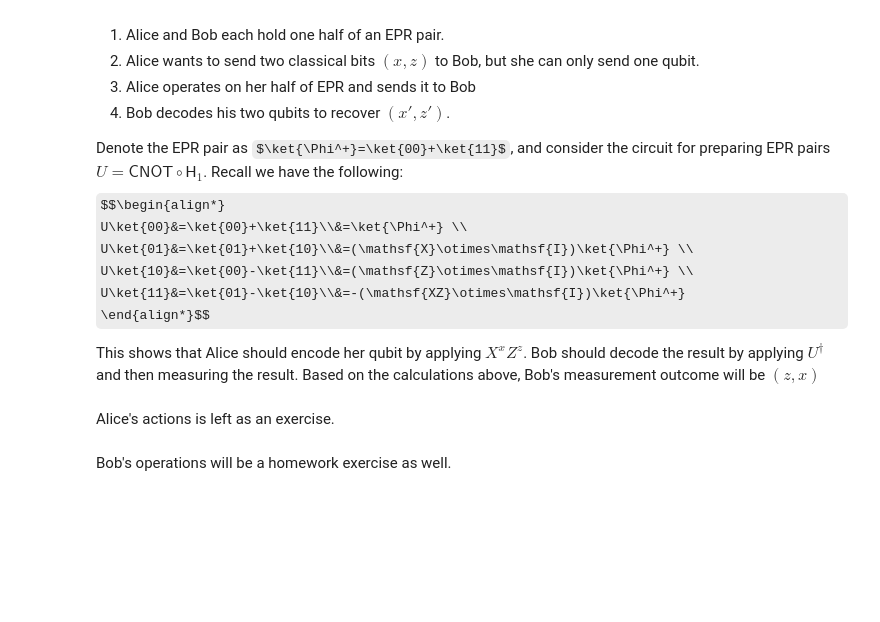
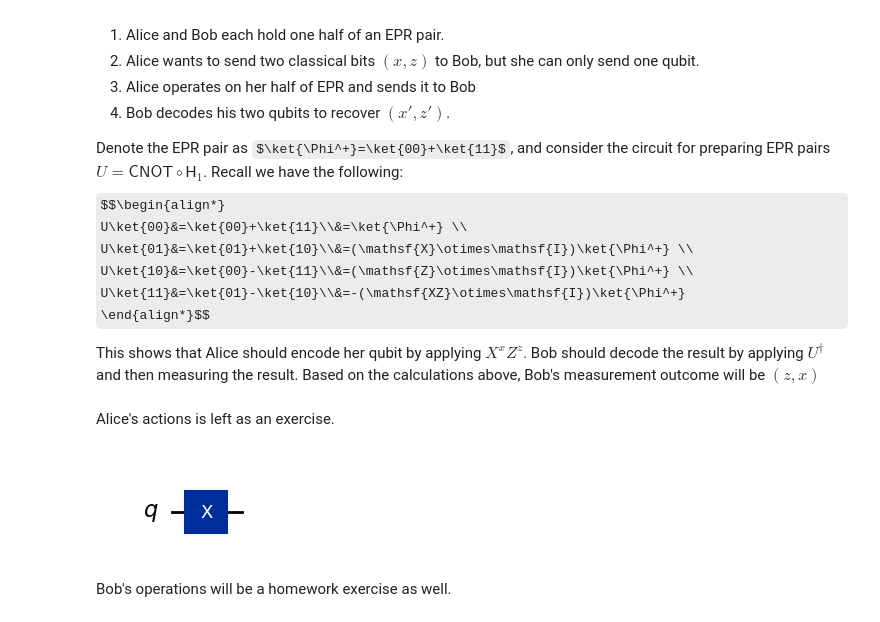
Before and after one commit to katw292/CMSC457-Coding-II, a Jupyter notebook: lecture.ipynb, the cells around one changed output. Cells and saved outputs as stored; diff of their text form; code cells hidden in the pictures; some formulas as TeX source; blank space fills up the shorter version.

```diff
--- a/lecture.ipynb
+++ b/lecture.ipynb
@@ -98,7 +100,9 @@ Based on the calculations above, Bob's measurement outcome will be $(z, x)$
 # %% [markdown]
 Alice's actions is left as an exercise.
 # %%
-exercises.superdense_alice(0, 1).draw("mpl")
+exercises.superdense_alice(1, 0).draw("mpl")
+# %% [output]
+[figure, added]
 # %% [markdown]
 Bob's operations will be a homework exercise as well.
 # %%
```
Also changed, not shown: parts of 23 cells of this notebook, 1 other file.
